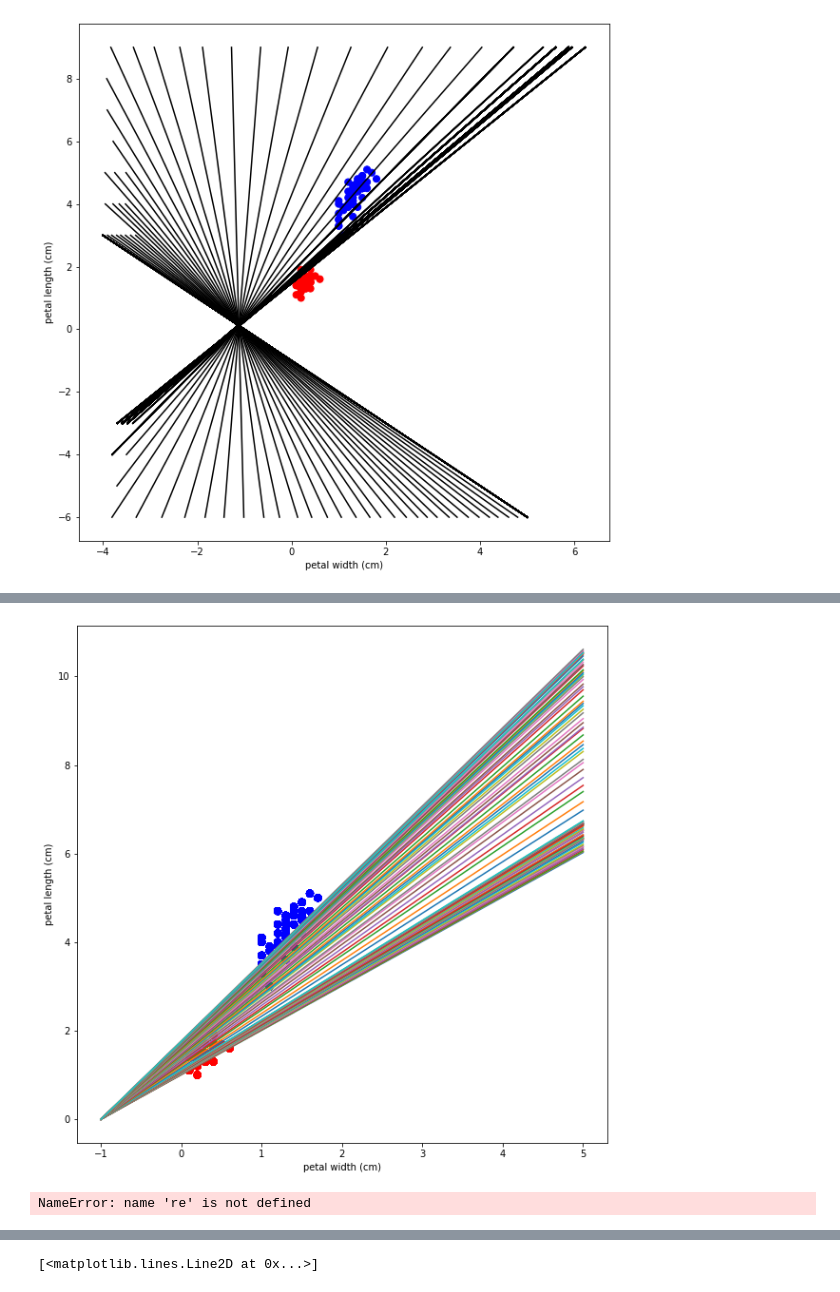
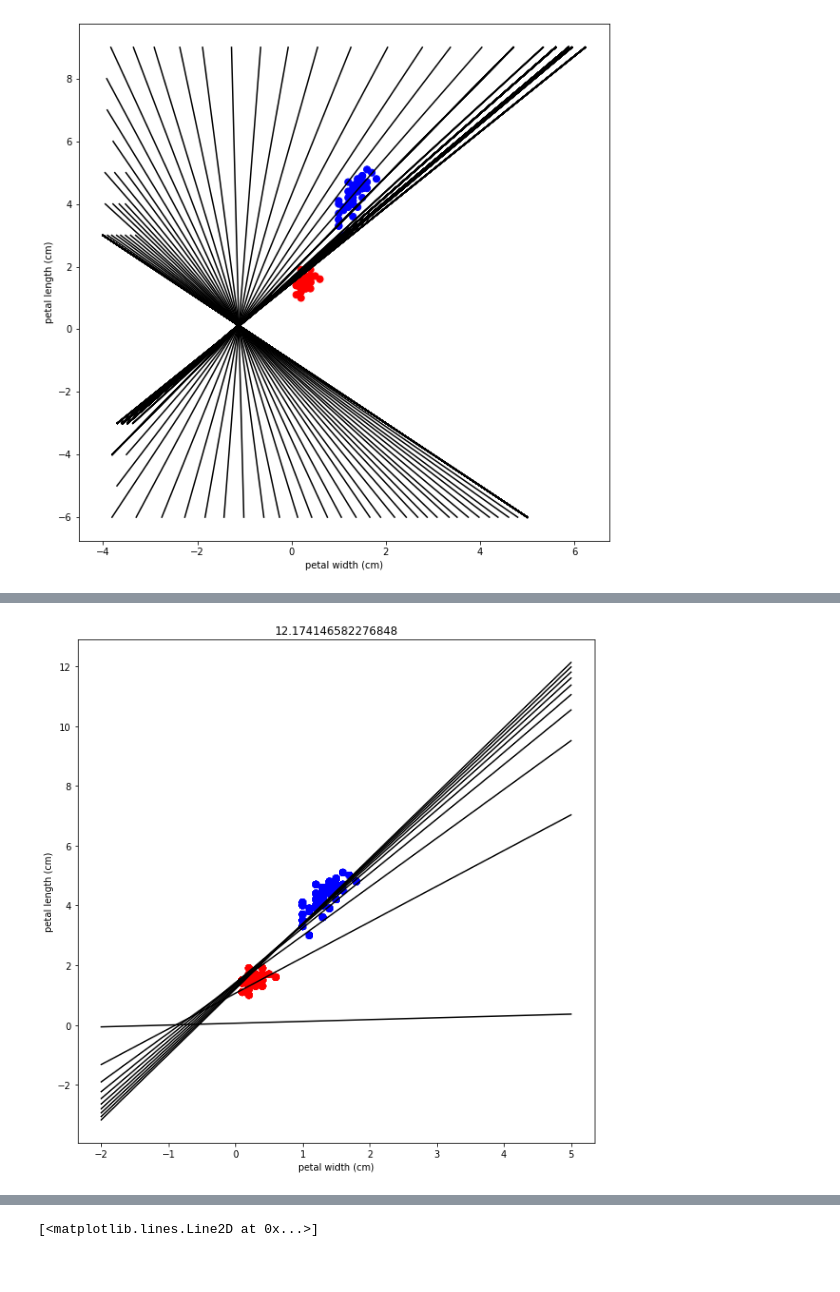
Before and after one commit to Huffwut/Python-meeting, a Jupyter notebook: ml1.ipynb, the cells around one changed output, grey strips where cells are left out. Cells and saved outputs as stored; diff of their text form; code cells hidden in the pictures.

```diff
--- a/ml1.ipynb
+++ b/ml1.ipynb
@@ -48,7 +48,7 @@ def mse(y, target):
 
 def mse_gd(x, theta, t, alpha):
     n = len(x)
-    theta -= alpha * (2/n * (theta.dot(x.T) - t) )
+    theta -= alpha * (2/n * (theta.dot(x.T) - t) * x)
     return theta
 # %%
 x0 = np.matrix([np.ones(len(df)), df['petal width (cm)'].values, df['petal length (cm)'].values])
@@ -84,32 +104,27 @@ while True:
 # %%
-t = df['petal length (cm)']
+t = df['petal length (cm)'].values
 
 res = []
 
 x0 = np.matrix([np.ones(len(df)), df['petal width (cm)'].values])
-w0 = np.matrix([1., 1.])
+w0 = np.matrix([0., 0.])
 plt.figure(figsize=(10,10))
-max_iter = 100
+max_iter = 300
 res = []
-for data_point in range(len(df)):
+for data_point in range(max_iter):
 
-        pred = w0.dot([x0[0, data_point], x0[1, data_point]])
+        # pred = w0.dot([x0[0, data_point], x0[1, data_point]])
 
-        w0 = mse_gd(x0.T[data_point], w0, t[data_point], 0.01)
+        w0 = mse_gd(x0.T, w0, t, 0.01)
 
-
-        plt.scatter(df['petal width (cm)'],df['petal length (cm)'],50, colours)
-        plt.xlabel('petal width (cm)')
-        plt.ylabel('petal length (cm)')
-        plt.plot(points, (np.array(w0.T[0] * points)[0]) + float(w0.T[1]))
-        res.append(pred)
-        # plt.title(mse())
-        # plt.legend(['Setosa', 'Versicolor'])
-        # plt.show()
+        if(data_point%30==0):
+                plt.plot(points, (np.array(w0.T[1] * points)[0]) + float(w0.T[0]), 'k')
+                plt.scatter(df['petal width (cm)'],df['petal length (cm)'],50, colours)
+                plt.xlabel('petal width (cm)')
+                plt.ylabel('petal length (cm)')
+                pred = np.array(w0.dot(x0))
+                plt.title(mse(pred, t))
+                # plt.show()
+        # res.append(pred)
 # %% [output]
-[figure, old version]
+[figure, new version]
-# %%
-# mse(res,t)
-re
-# %% [output]
-NameError: name 're' is not defined
```
Also changed, not shown: parts of 3 cells of this notebook.
